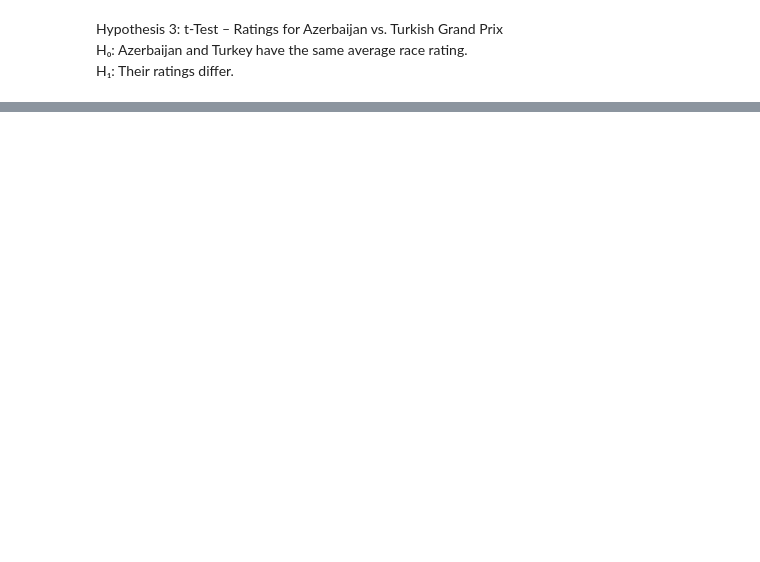
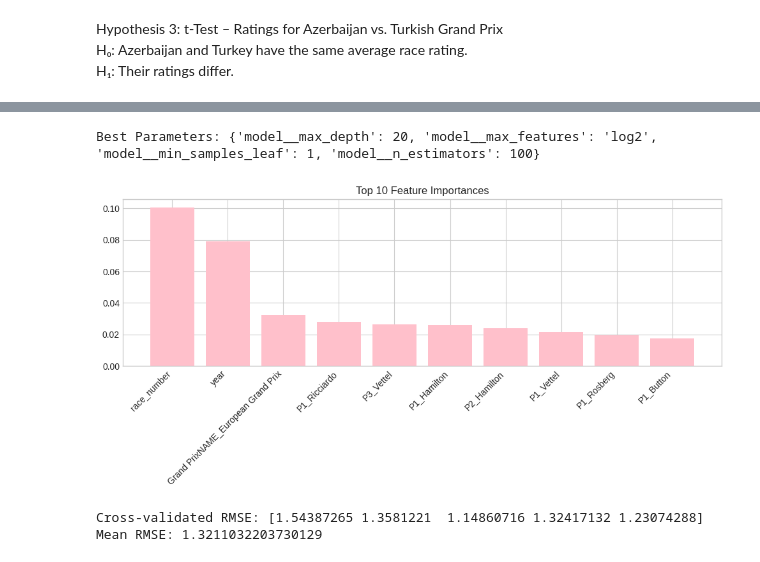
Before and after one commit to manaal-amir/DSA210_F1Project, a Jupyter notebook: Project.ipynb, the cells around one changed output, grey strips where cells are left out. Drawn from its saved outputs; the diff is of its cells as text; code cells hidden in the pictures; blank space fills up the shorter version.

```diff
--- a/Project.ipynb
+++ b/Project.ipynb
@@ -1294,0 +1125,75 @@ plt.show()
+# %%
+import pandas as pd
+from sklearn.ensemble import RandomForestRegressor
+from sklearn.model_selection import GridSearchCV, train_test_split, cross_val_score
+from sklearn.compose import ColumnTransformer
+from sklearn.pipeline import Pipeline
+from sklearn.preprocessing import OneHotEncoder, StandardScaler
+import matplotlib.pyplot as plt
+import numpy as np
+
+
+features = ['year', 'race_number', 'Grand PrixNAME', 'P1', 'P2', 'P3', 'constructor_name']
+target = 'RATING'
+
+X = df[features]
+y = df[target]
+
+
+X_train, X_test, y_train, y_test = train_test_split(X, y, test_size=0.2, random_state=42)
+
+
+numeric_features = ['year', 'race_number']
+categorical_features = ['Grand PrixNAME', 'P1', 'P2', 'P3', 'constructor_name']
+
+preprocessor = ColumnTransformer([
+    ('num', StandardScaler(), numeric_features),
+    ('cat', OneHotEncoder(handle_unknown='ignore'), categorical_features)
+])
+
+
+pipeline = Pipeline([
+    ('preprocessor', preprocessor),
+    ('model', RandomForestRegressor(random_state=42))
+])
+
+
+param_grid = {
+    'model__n_estimators': [100, 200],
+    'model__max_depth': [10, 20],
+    'model__min_samples_leaf': [1, 4],
+    'model__max_features': ['sqrt', 'log2']
+}
+
+
+grid_search = GridSearchCV(pipeline, param_grid, cv=5, scoring='neg_mean_squared_error', n_jobs=-1)
+grid_search.fit(X_train, y_train)
+
+print("Best Parameters:", grid_search.best_params_)
+
+
+ohe = grid_search.best_estimator_.named_steps['preprocessor'].named_transformers_['cat']
+cat_feature_names = ohe.get_feature_names_out(categorical_features)
+all_feature_names = numeric_features + list(cat_feature_names)
+
+importances = grid_search.best_estimator_.named_steps['model'].feature_importances_
+indices = np.argsort(importances)[::-1]
+
+
+plt.figure(figsize=(10, 5))
+plt.title("Top 10 Feature Importances")
+plt.bar(range(10), importances[indices[:10]], align='center')
+plt.xticks(range(10), [all_feature_names[i] for i in indices[:10]], rotation=45, ha='right')
+plt.tight_layout()
+plt.show()
+
+
+cv_scores = cross_val_score(grid_search.best_estimator_, X, y, cv=5, scoring='neg_mean_squared_error')
+rmse_scores = (-cv_scores) ** 0.5
+print("Cross-validated RMSE:", rmse_scores)
+print("Mean RMSE:", np.mean(rmse_scores))
+# %% [output]
+Best Parameters: {'model__max_depth': 20, 'model__max_features': 'log2', 'model__min_samples_leaf': 1, 'model__n_estimators': 100}
+[figure, added]
+Cross-validated RMSE: [1.54387265 1.3581221  1.14860716 1.32417132 1.23074288]
+Mean RMSE: 1.3211032203730129
```
Also changed, not shown: parts of 44 cells of this notebook.
